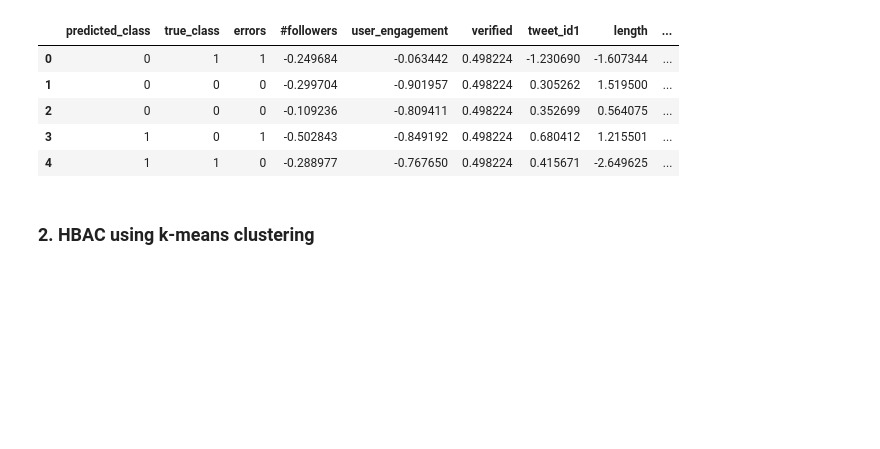
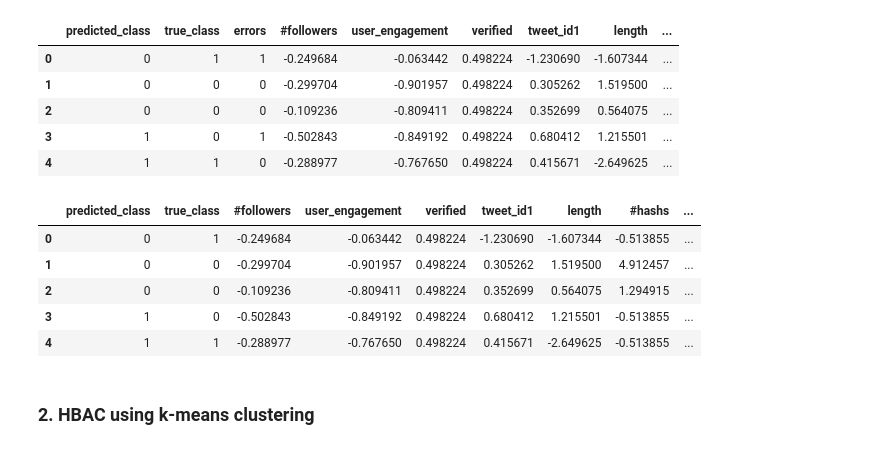
Before and after one commit to NGO-Algorithm-Audit/Bias_scan, a Jupyter notebook: HBAC_scan/HBAC_BERT_disinformation_classifier.ipynb, the cells around one changed output. Saved outputs shown, nothing was run; the diff lists cells and outputs as text; code cells hidden in the pictures; blank space fills up the shorter version.

```diff
--- a/HBAC_scan/HBAC_BERT_disinformation_classifier.ipynb
+++ b/HBAC_scan/HBAC_BERT_disinformation_classifier.ipynb
@@ -97,6 +97,17 @@ full_data.head()
 | 2 | 0 | 0 | 0 | -0.109236 | -0.809411 | 0.498224 | 0.352699 | 0.564075 | ... |
 | 3 | 1 | 0 | 1 | -0.502843 | -0.849192 | 0.498224 | 0.680412 | 1.215501 | ... |
 | 4 | 1 | 1 | 0 | -0.288977 | -0.767650 | 0.498224 | 0.415671 | -2.649625 | ... |
+# %%
+full_data = full_data.drop(['errors','clusters','new_clusters'],axis=1)
+# %%
+full_data.head()
+# %% [output]
+|  | predicted_class | true_class | #followers | user_engagement | verified | tweet_id1 | length | #hashs | ... |
+| 0 | 0 | 1 | -0.249684 | -0.063442 | 0.498224 | -1.230690 | -1.607344 | -0.513855 | ... |
+| 1 | 0 | 0 | -0.299704 | -0.901957 | 0.498224 | 0.305262 | 1.519500 | 4.912457 | ... |
+| 2 | 0 | 0 | -0.109236 | -0.809411 | 0.498224 | 0.352699 | 0.564075 | 1.294915 | ... |
+| 3 | 1 | 0 | -0.502843 | -0.849192 | 0.498224 | 0.680412 | 1.215501 | -0.513855 | ... |
+| 4 | 1 | 1 | -0.288977 | -0.767650 | 0.498224 | 0.415671 | -2.649625 | -0.513855 | ... |
 # %% [markdown]
 ### 2. HBAC using k-means clustering
 # %% [markdown]
```
Also changed, not shown: parts of 1 cell of this notebook, 1 other file.
